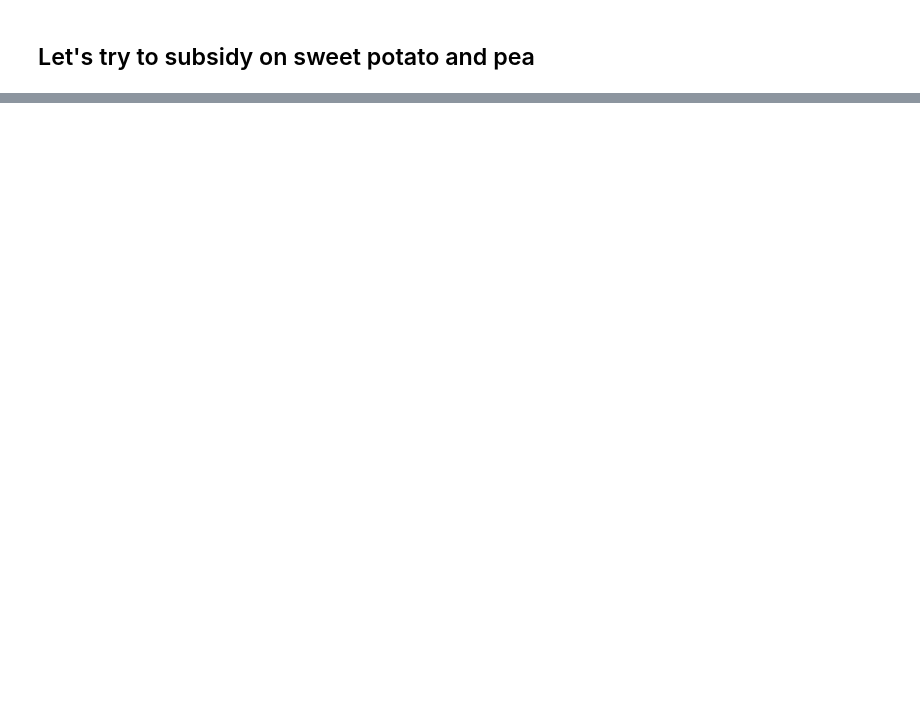
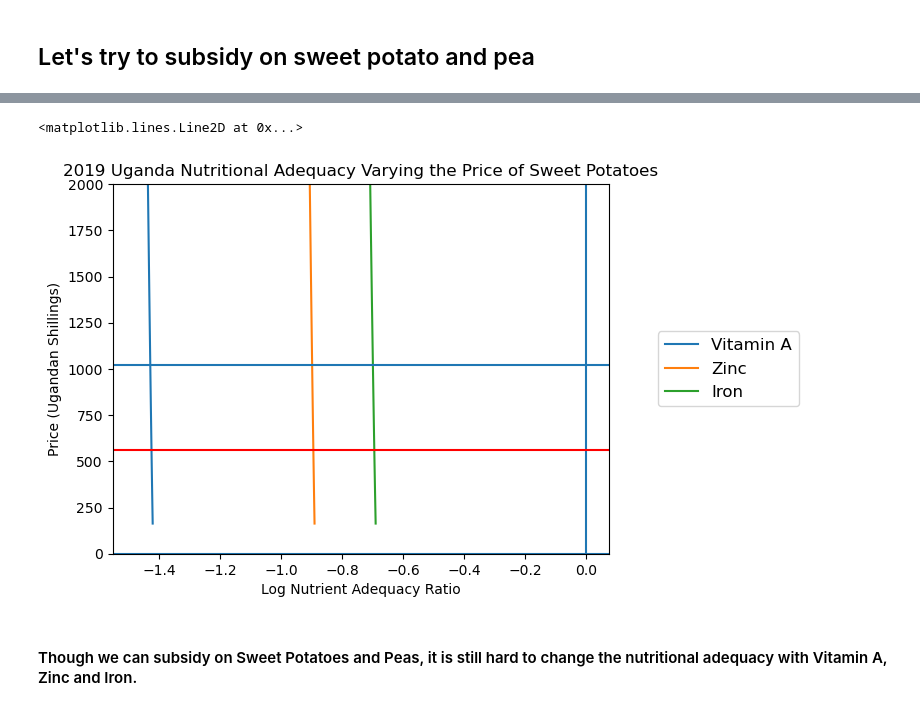
Before and after one commit to vkeroles/EEP153-SP23-Proj4, a Jupyter notebook: Team_HWiley_code2.ipynb, the cells around one changed output, grey strips where cells are left out. Drawn from its saved outputs; the diff is of its cells as text; code cells hidden in the pictures; blank space fills up the shorter version.

```diff
--- a/Team_HWiley_code2.ipynb
+++ b/Team_HWiley_code2.ipynb
@@ -863,0 +900,28 @@ assert my_j in pbar.index, f"The label {my_j} does not match a good for which de
+# %%
+# These are prices per kilogram:
+my_t = '2019-20'
+
+pbar = p.xs(my_t,level='t').mean()
+pbar = pbar[r.beta.index] # Only use prices for goods we can estimate
+
+my_j = ('Sweet Potatoes')  # Choose a reference good for analysis; should satisfy
+
+assert my_j in pbar.index, f"The label {my_j} does not match a good for which demands have been estimated."
+# %%
+poorer_x = x0
+
+plt.plot([np.log(nutrient_adequacy_ratio(poorer_x,my_prices(p0,j=my_j)))[UseNutrients] for p0 in P],P)
+plt.legend(UseNutrients,bbox_to_anchor=(1.4 ,0.5),fontsize='large',loc='right')
+plt.title(f'2019 Uganda Nutritional Adequacy Varying the Price of {my_j}')
+plt.ylabel('Price (Ugandan Shillings)')
+plt.xlabel('Log Nutrient Adequacy Ratio')
+plt.axvline(0)
+plt.axhline(pbar[my_j])
+plt.axhline(562.037,color = 'red')
+plt.ylim([0, 2000])
+plt.axhline(0)
+# %% [output]
+<matplotlib.lines.Line2D at 0x...>
+[figure, added]
+# %% [markdown]
+#### Though we can subsidy on Sweet Potatoes and Peas, it is still hard to change the nutritional adequacy with Vitamin A, Zinc and Iron.
```
Also changed, not shown: parts of 6 cells of this notebook.
